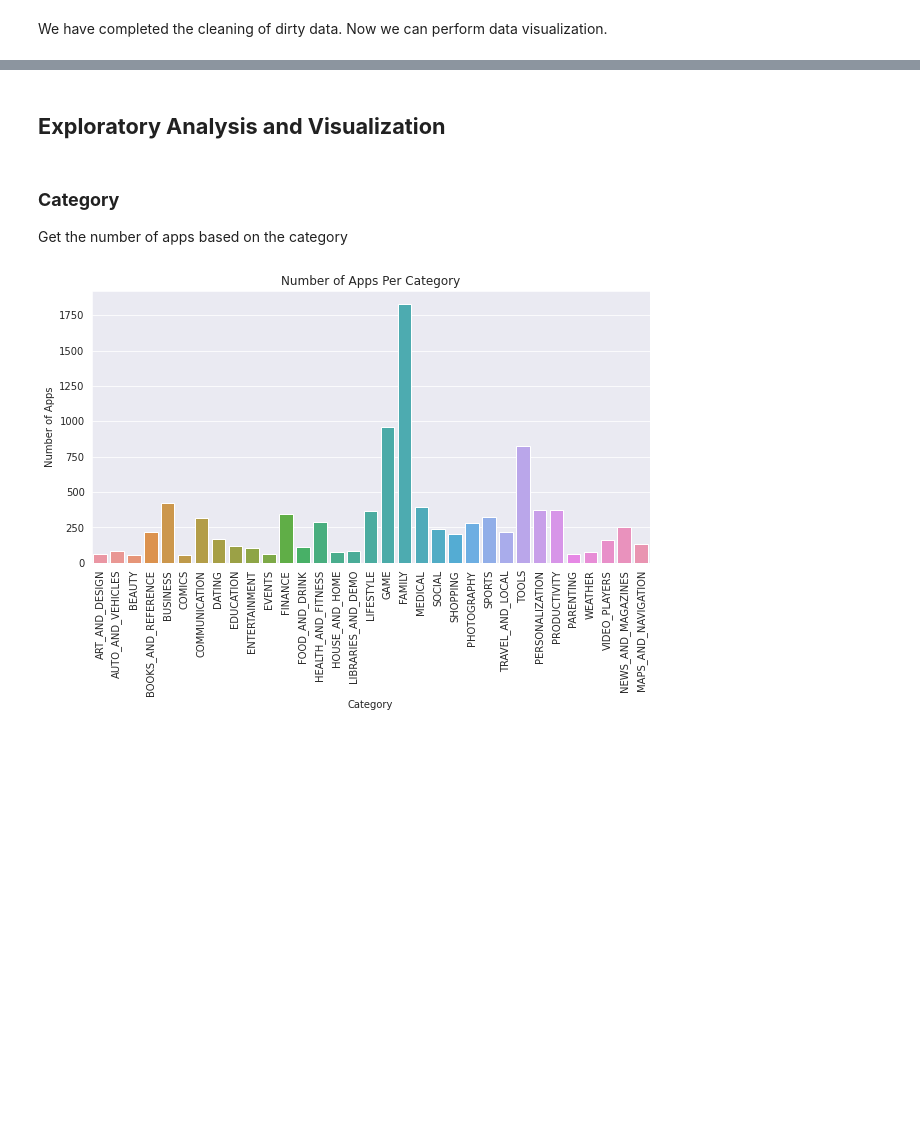
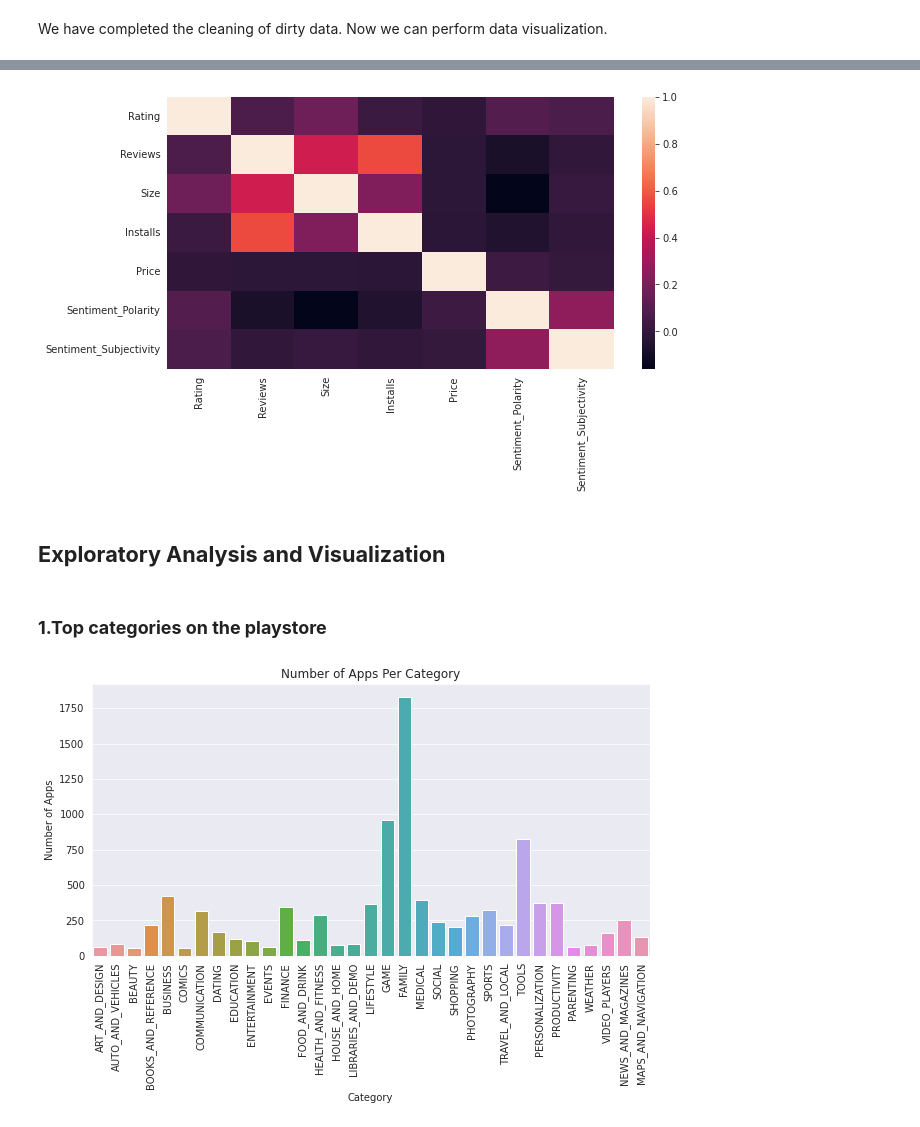
Before and after one commit to sumaiyasiddiqa/Play-store-app-review-analysis, a Jupyter notebook: Play_Store_App_Review_Analysis_(Sumaiya_Siddiqa).ipynb, the cells around one changed output, grey strips where cells are left out. Drawn from its saved outputs; the diff is of its cells as text; code cells hidden in the pictures; blank space fills up the shorter version.

```diff
--- a/Play_Store_App_Review_Analysis_(Sumaiya_Siddiqa).ipynb
+++ b/Play_Store_App_Review_Analysis_(Sumaiya_Siddiqa).ipynb
@@ -716,0 +743,13 @@ We have completed the cleaning of dirty data. Now we can perform data visualizat
+# %%
+ps_copy=ps_df.copy()
+ur_copy=ur_df.copy()
+merged_ps_df=pd.merge(ps_copy,ur_copy,how='inner',left_on='App',right_on='App')
+def Mergedinfo():
+    temp = pd.DataFrame(index=merged_ps_df.columns)
+    temp['data_type'] = merged_ps_df.dtypes
+    temp["count of non null values"] = merged_ps_df.count()
+    temp['NaN values'] = merged_ps_df.isnull().sum()
+    temp['% NaN values'] = (temp['NaN values']/len(merged_ps_df)).round(4)*100
+    temp['unique_count'] = merged_ps_df.nunique()
+    return temp
+Mergedinfo()
@@ -717,9 +786,14 @@ We have completed the cleaning of dirty data. Now we can perform data visualizat
+# %%
+plt.figure(figsize=(10,5))
+corr=merged_ps_df.corr()
+sns.heatmap(corr)
+plt.show()
+# %% [output]
+[figure, added]
 # %% [markdown]
 ## **Exploratory Analysis and Visualization**
-# %% [markdown]
-### **Category**
-
-Get the number of apps based on the category
+# %% [markdown]
+### **1.Top categories on the playstore**
 # %%
 sns.set_style('darkgrid')
 plt.figure(figsize=(10, 5))
```
Also changed, not shown: parts of 56 cells of this notebook.
